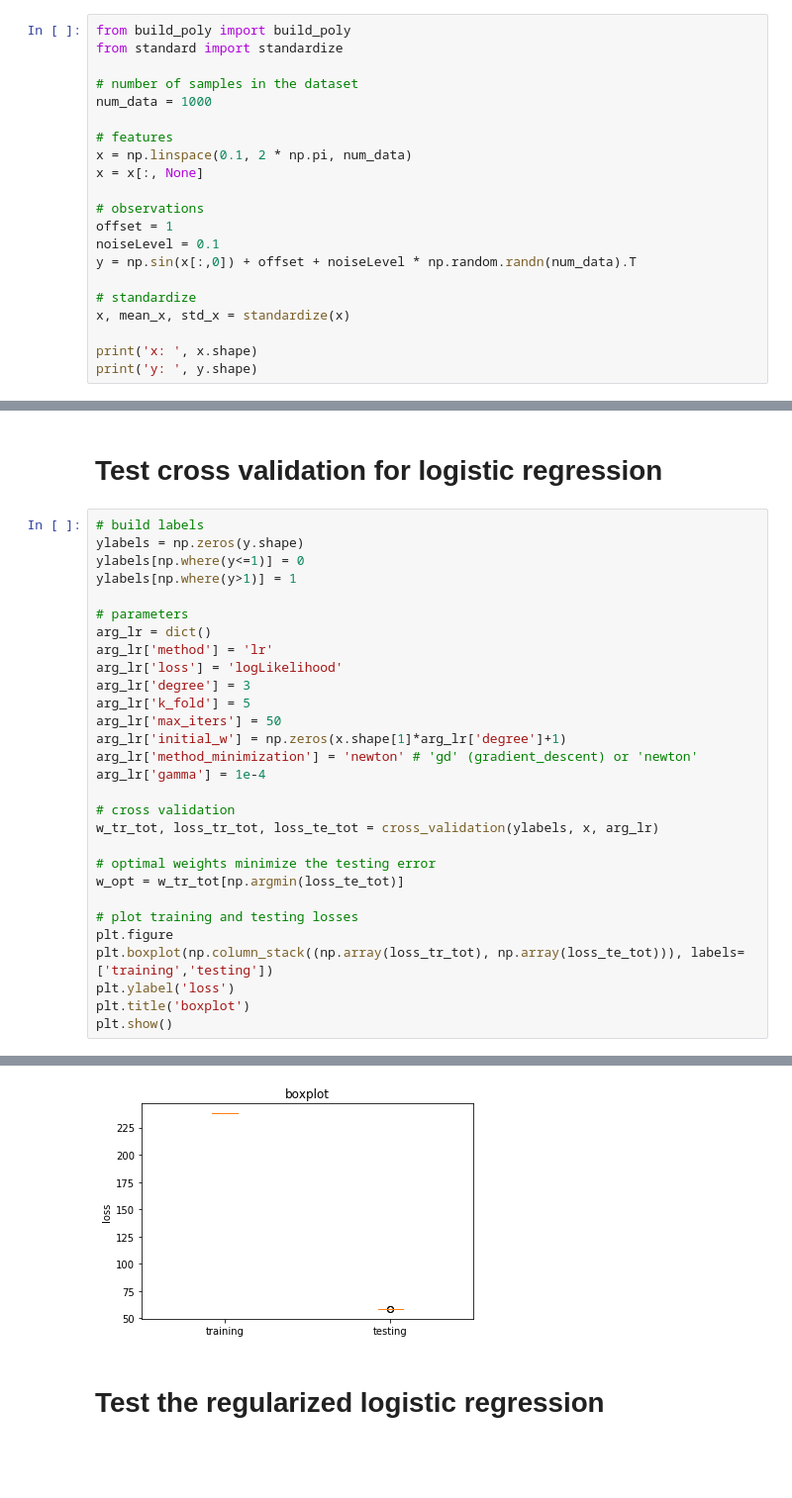
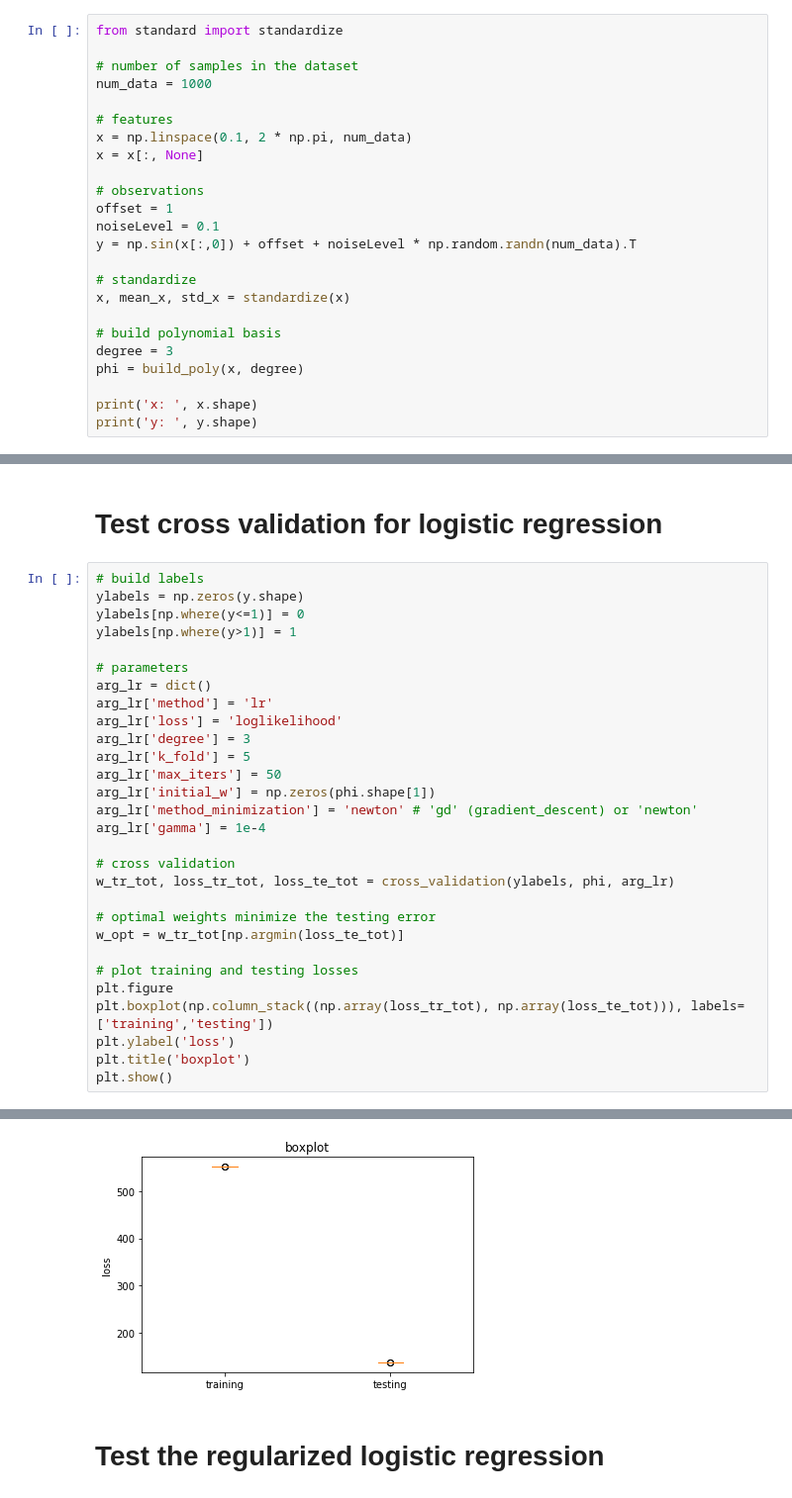
Before and after one commit to iricchi/Project1_ML, a Jupyter notebook: code/COMMON/test_cross_validation.ipynb, the cells around one changed output, grey strips where cells are left out. Shown at 99% size. Drawn from its saved outputs; the diff is of its cells as text; blank space fills up the shorter version.

```diff
--- a/code/COMMON/test_cross_validation.ipynb
+++ b/code/COMMON/test_cross_validation.ipynb
@@ -11,7 +15,6 @@ from cross_validation import *
 # %% [markdown]
 # Create a dataset
 # %%
-from build_poly import build_poly
 from standard import standardize
 
 # number of samples in the dataset
@@ -29,6 +32,10 @@ y = np.sin(x[:,0]) + offset + noiseLevel * np.random.randn(num_data).T
 # standardize
 x, mean_x, std_x = standardize(x)
 
+# build polynomial basis
+degree = 3
+phi = build_poly(x, degree)
+
 print('x: ', x.shape)
 print('y: ', y.shape)
 # %% [output]
@@ -185,16 +188,16 @@ ylabels[np.where(y>1)] = 1
 # parameters
 arg_lr = dict()
 arg_lr['method'] = 'lr'
-arg_lr['loss'] = 'logLikelihood'
+arg_lr['loss'] = 'loglikelihood'
 arg_lr['degree'] = 3
 arg_lr['k_fold'] = 5
 arg_lr['max_iters'] = 50
-arg_lr['initial_w'] = np.zeros(x.shape[1]*arg_lr['degree']+1)
+arg_lr['initial_w'] = np.zeros(phi.shape[1])
 arg_lr['method_minimization'] = 'newton' # 'gd' (gradient_descent) or 'newton'
 arg_lr['gamma'] = 1e-4
 
 # cross validation
-w_tr_tot, loss_tr_tot, loss_te_tot = cross_validation(ylabels, x, arg_lr)
+w_tr_tot, loss_tr_tot, loss_te_tot = cross_validation(ylabels, phi, arg_lr)
 
 # optimal weights minimize the testing error
 w_opt = w_tr_tot[np.argmin(loss_te_tot)]
@@ -218,4 +221,4 @@ Mean testing loss:  58.5423913482
-[figure, old version]
+[figure, new version]
 # %% [markdown]
 # Test the regularized logistic regression
 # %%
```
Also changed, not shown: parts of 7 cells of this notebook, 5 other files.
